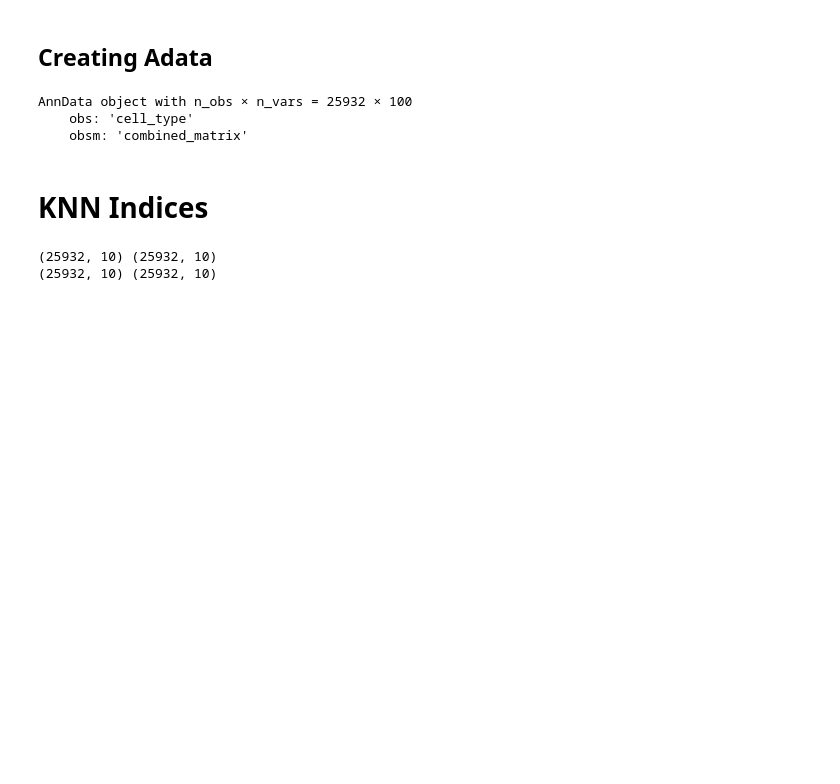
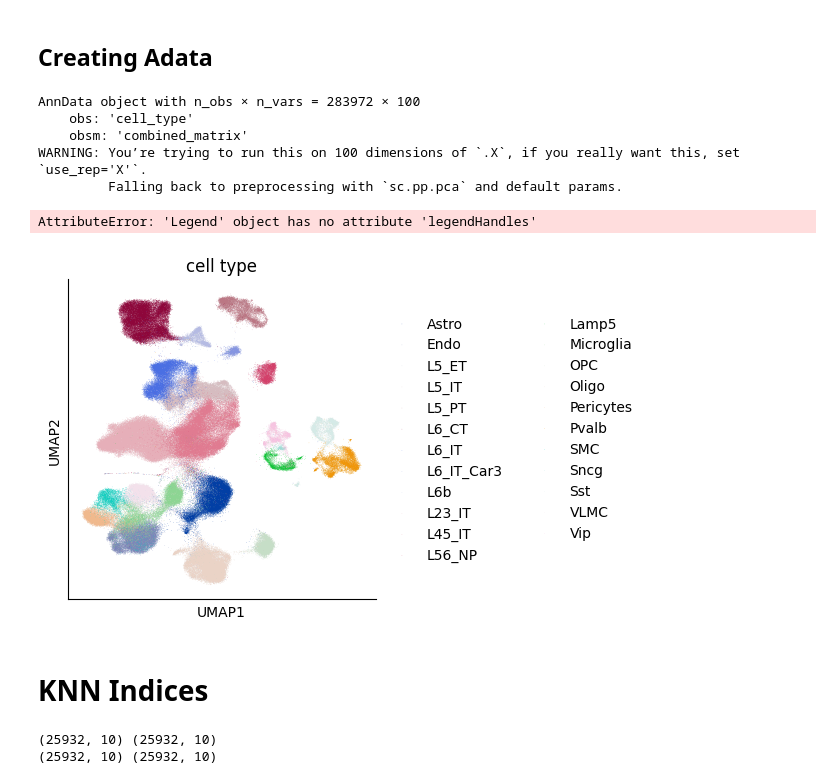
Before and after one commit to anushka-220/Undergraduate-Project, a Jupyter notebook: Approaches/seacelss_using_average_snn.ipynb, the cells around one changed output. Drawn from its saved outputs; the diff is of its cells as text; code cells hidden in the pictures; blank space fills up the shorter version.

```diff
--- a/Approaches/seacelss_using_average_snn.ipynb
+++ b/Approaches/seacelss_using_average_snn.ipynb
@@ -13,8 +13,8 @@ from sklearn.decomposition import PCA
 from scipy.sparse import csr_matrix
 from tqdm import tqdm
 
-sc_ad=sc.read_h5ad("/Users/anushka/Documents/Undergraduate-Project/obsm-anndata-file/sc_data.h5ad")
-st_ad=sc.read_h5ad("/Users/anushka/Documents/Undergraduate-Project/obsm-anndata-file/st_data.h5ad")
+sc_ad=sc.read_h5ad("/Users/anushka/Documents/Undergraduate-Project/obsm-anndata-file/sc_data_1.h5ad")
+st_ad=sc.read_h5ad("/Users/anushka/Documents/Undergraduate-Project/obsm-anndata-file/st_data_1.h5ad")
 cell_types_sc = sc_ad.obs["cell_type"].values
 cell_types_st = st_ad.obs["cell_type"].values
 combined_cell_types = np.concatenate((cell_types_sc, cell_types_st), axis=0)
@@ -55,15 +81,19 @@ print(combined_matrix.shape)
 # %%
 adata=ad.AnnData(X=combined_matrix)
 adata.obs["cell_type"] = combined_cell_types
 adata.obsm["combined_matrix"] = combined_matrix
 print(adata)
 sc.pp.neighbors(adata, n_neighbors=10, n_pcs=40)
 sc.tl.umap(adata)
-sc.pl.scatter(adata, color=['cell_type'], frameon=False)
+sc.pl.scatter(adata, basis='umap', color=['cell_type'], frameon=False)
 # %% [output]
-AnnData object with n_obs × n_vars = 25932 × 100
+AnnData object with n_obs × n_vars = 283972 × 100
     obs: 'cell_type'
     obsm: 'combined_matrix'
+WARNING: You’re trying to run this on 100 dimensions of `.X`, if you really want this, set `use_rep='X'`.
+         Falling back to preprocessing with `sc.pp.pca` and default params.
+AttributeError: 'Legend' object has no attribute 'legendHandles'
+[figure, added]
 # %% [markdown]
 # KNN Indices
 # %%
```
Also changed, not shown: parts of 3 cells of this notebook, 11 other files.
